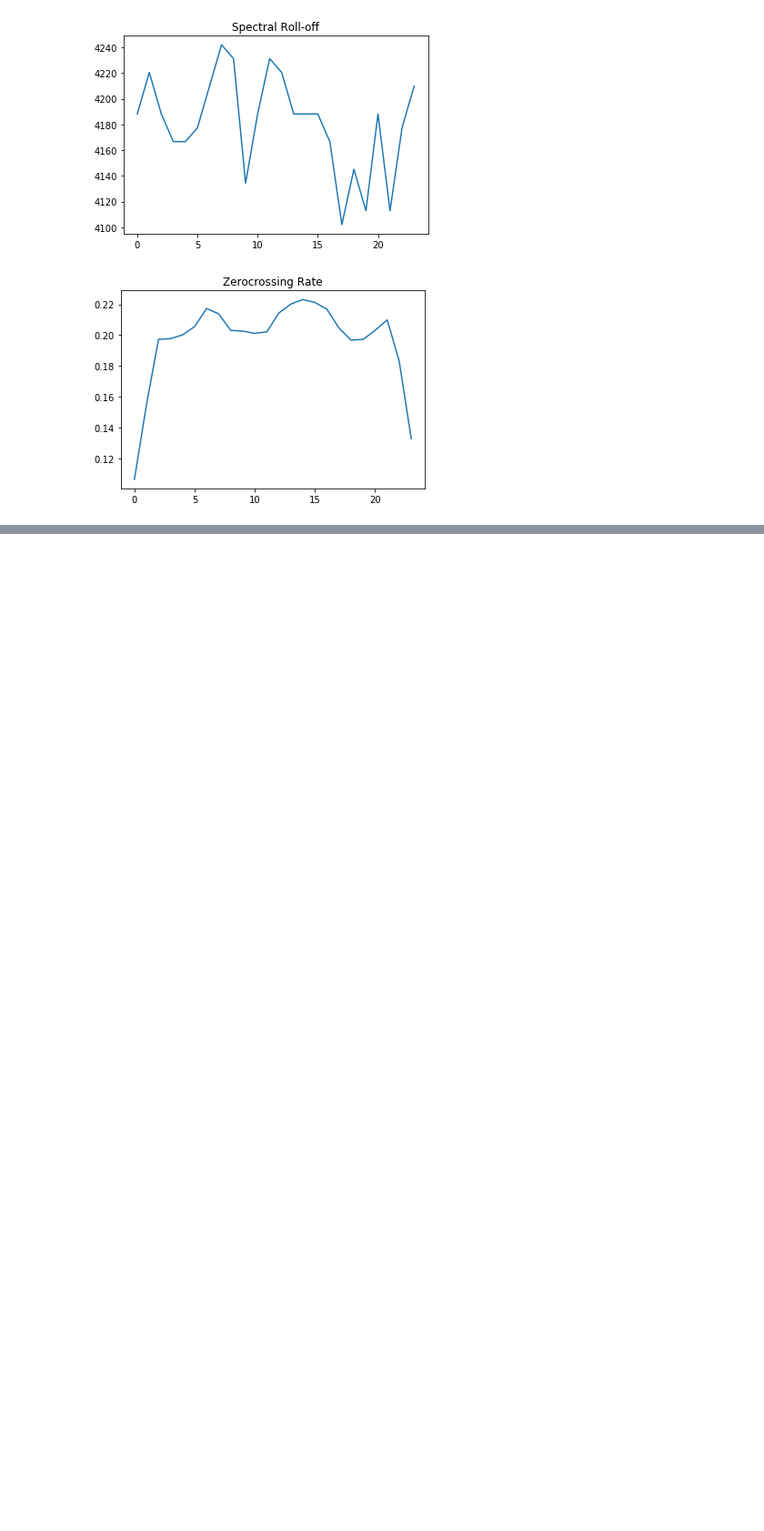
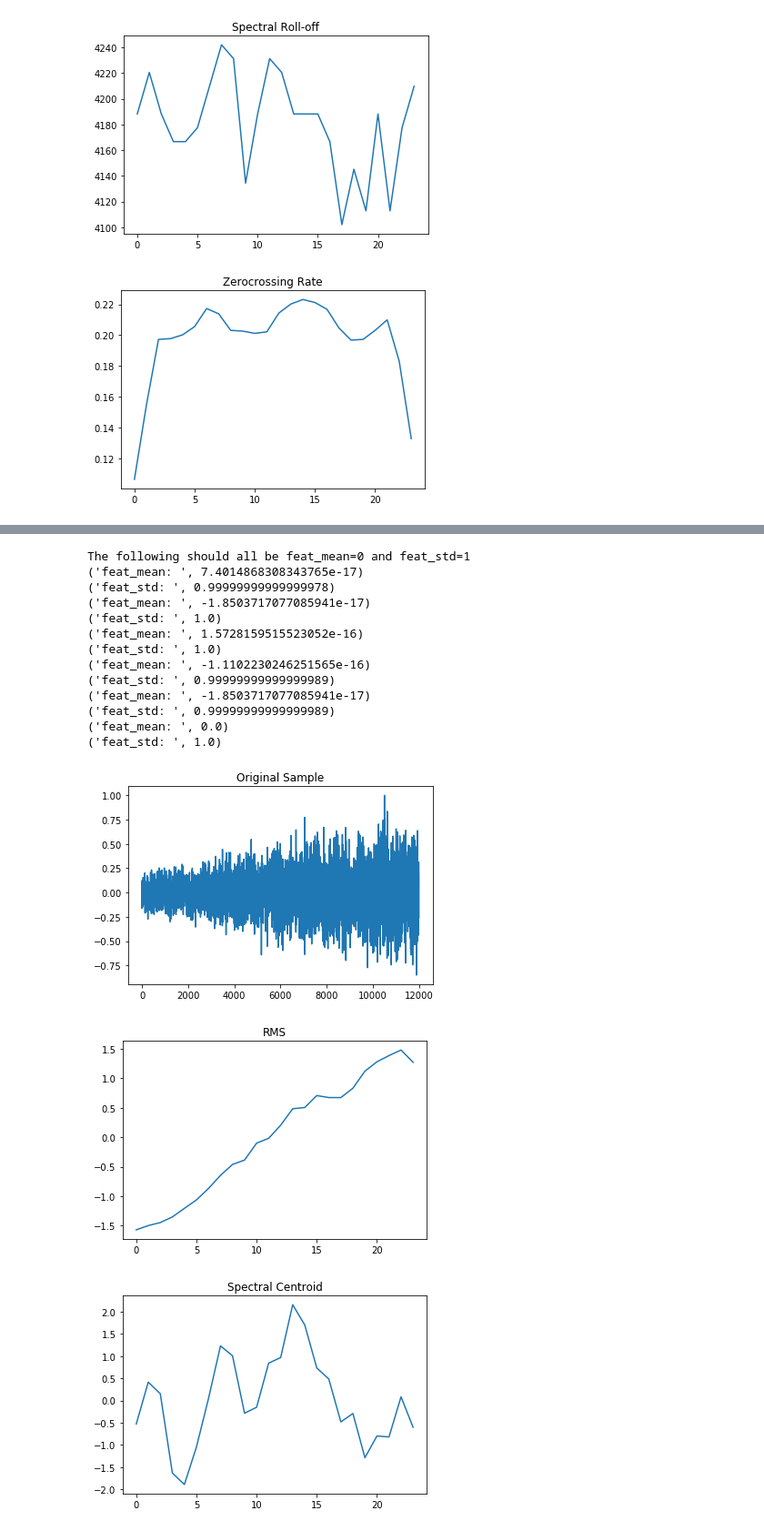
Before and after one commit to AvneeshSarwate/klustr, a Jupyter notebook: audioNotebooks/Samples to MIR Features.ipynb, the cells around one changed output, grey strips where cells are left out. Shown at 91% size. Cells and saved outputs as stored; diff of their text form; code cells hidden in the pictures; blank space fills up the shorter version.

```diff
--- a/audioNotebooks/Samples to MIR Features.ipynb
+++ b/audioNotebooks/Samples to MIR Features.ipynb
@@ -141,0 +200,25 @@ plotFeatures(sample_crash,crash_feature_matrix)
+# %%
+norm_crash_feature_matrix = normalizeFeatureMatrix(crash_feature_matrix)
+plotFeatureMatrix(sample_crash, norm_crash_feature_matrix)
+
+print("The following should all be feat_mean=0 and feat_std=1")
+for i in range(6):
+    print("feat_mean: ", np.mean(norm_kick_feature_matrix[i,:]))
+    print("feat_std: ", np.std(norm_kick_feature_matrix[i,:]))
+# %% [output]
+The following should all be feat_mean=0 and feat_std=1
+('feat_mean: ', 7.4014868308343765e-17)
+('feat_std: ', 0.99999999999999978)
+('feat_mean: ', -1.8503717077085941e-17)
+('feat_std: ', 1.0)
+('feat_mean: ', 1.5728159515523052e-16)
+('feat_std: ', 1.0)
+('feat_mean: ', -1.1102230246251565e-16)
+('feat_std: ', 0.99999999999999989)
+('feat_mean: ', -1.8503717077085941e-17)
+('feat_std: ', 0.99999999999999989)
+('feat_mean: ', 0.0)
+('feat_std: ', 1.0)
+[figure, added]
+[figure, added]
+[figure, added]
```
Also changed, not shown: parts of 13 cells of this notebook, 1 other file.
